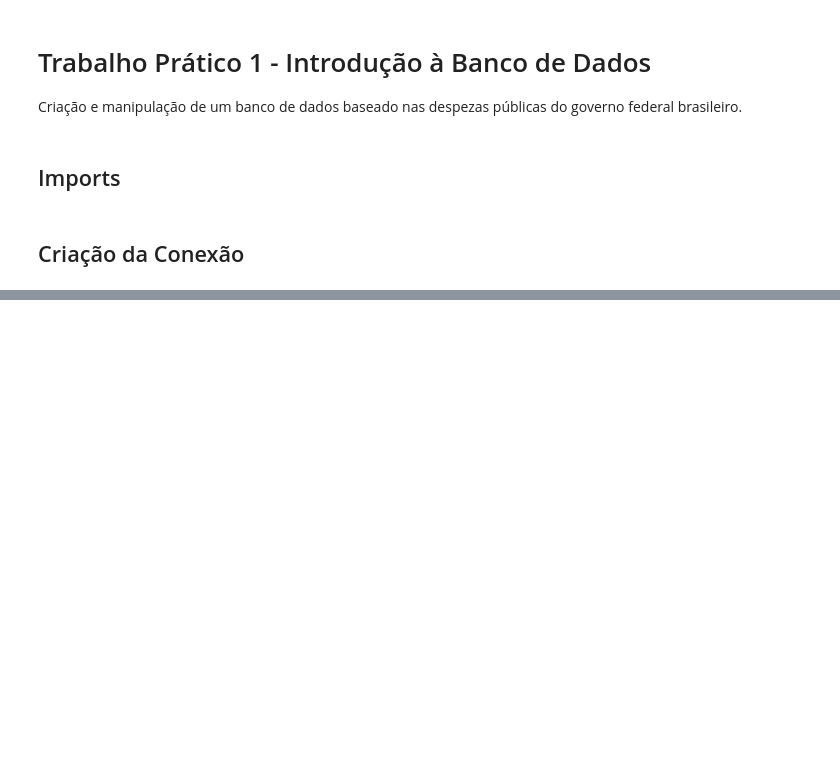
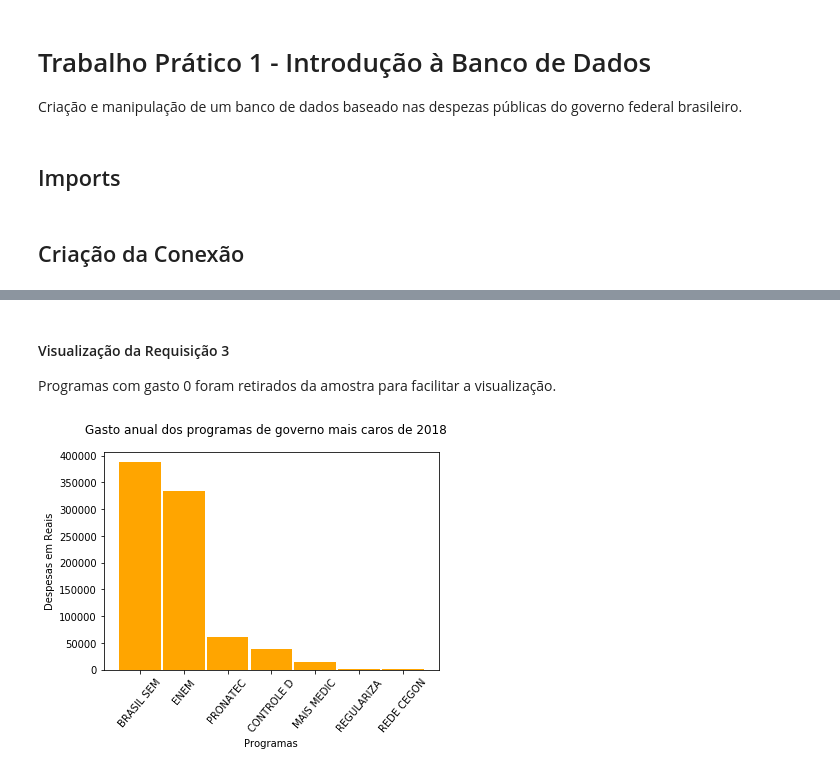
Before and after one commit to marcotmotta/ibd-project1, a Jupyter notebook: notebooks/1. TP1.ipynb, the cells around one changed output, grey strips where cells are left out. Cells and saved outputs as stored; diff of their text form; code cells hidden in the pictures; blank space fills up the shorter version.

```diff
--- a/notebooks/1. TP1.ipynb
+++ b/notebooks/1. TP1.ipynb
@@ -36,0 +58,6 @@ df
+# %%
+df = pd.read_sql_query("select pg.NOME_PROGRAMA_GOVERNO, sum(VALOR_DESPESA) as DESPESAS_2018 " +
+                       "from PROGRAMA_GOVERNO as pg natural join (select * from DESPESA_PUBLICA " +
+                       "where ANO_DESPESA = 2018) as A group by COD_PROGRAMA_GOVERNO " +
+                       "order by DESPESAS_2018 desc", conn)
+df
@@ -36,0 +82,18 @@ df
+# %% [markdown]
+#### Visualização da Requisição 3
+Programas com gasto 0 foram retirados da amostra para facilitar a visualização.
+# %%
+df.drop(df[df['DESPESAS_2018'] == 0].index, inplace=True)
+x_axis = df.NOME_PROGRAMA_GOVERNO.tolist()
+y_axis = df.DESPESAS_2018.tolist()
+for i in range(len(x_axis)):
+    x_axis[i] = x_axis[i][0:10]
+
+plt.bar(range(len(x_axis)), y_axis, 0.95, color='orange')
+plt.xlabel('Programas')
+plt.ylabel('Despesas em Reais')
+plt.xticks(range(len(x_axis)), x_axis, rotation=50)
+plt.suptitle('Gasto anual dos programas de governo mais caros de 2018')
+plt.show()
+# %% [output]
+[figure, added]
```
Also changed, not shown: parts of 20 cells of this notebook.
